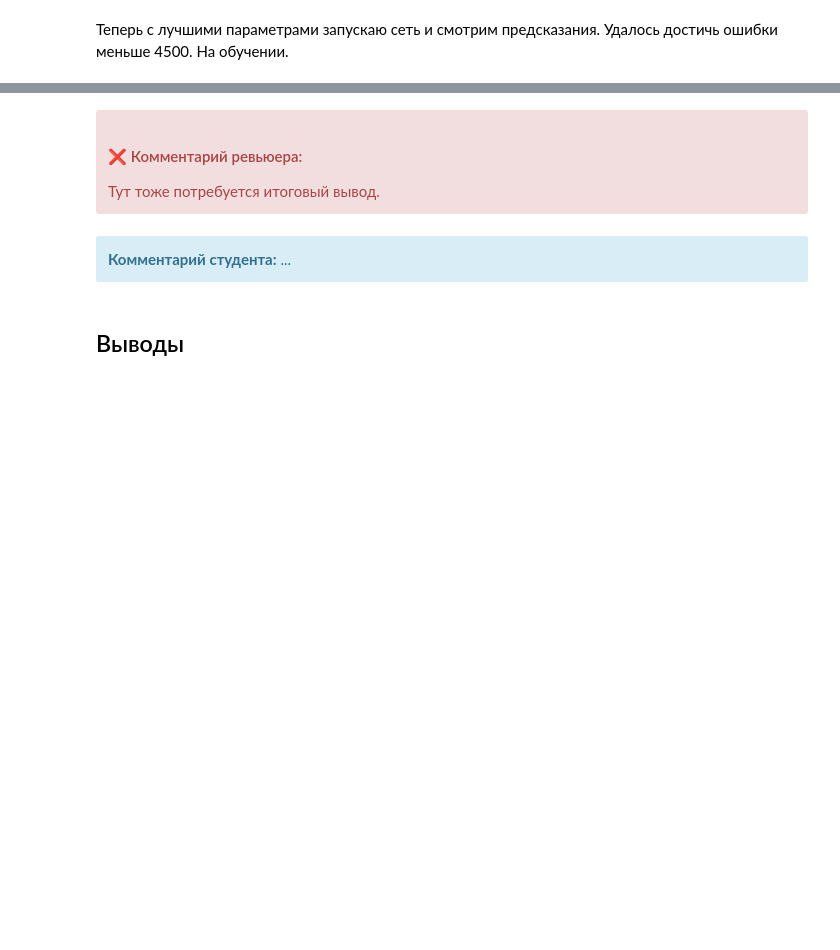
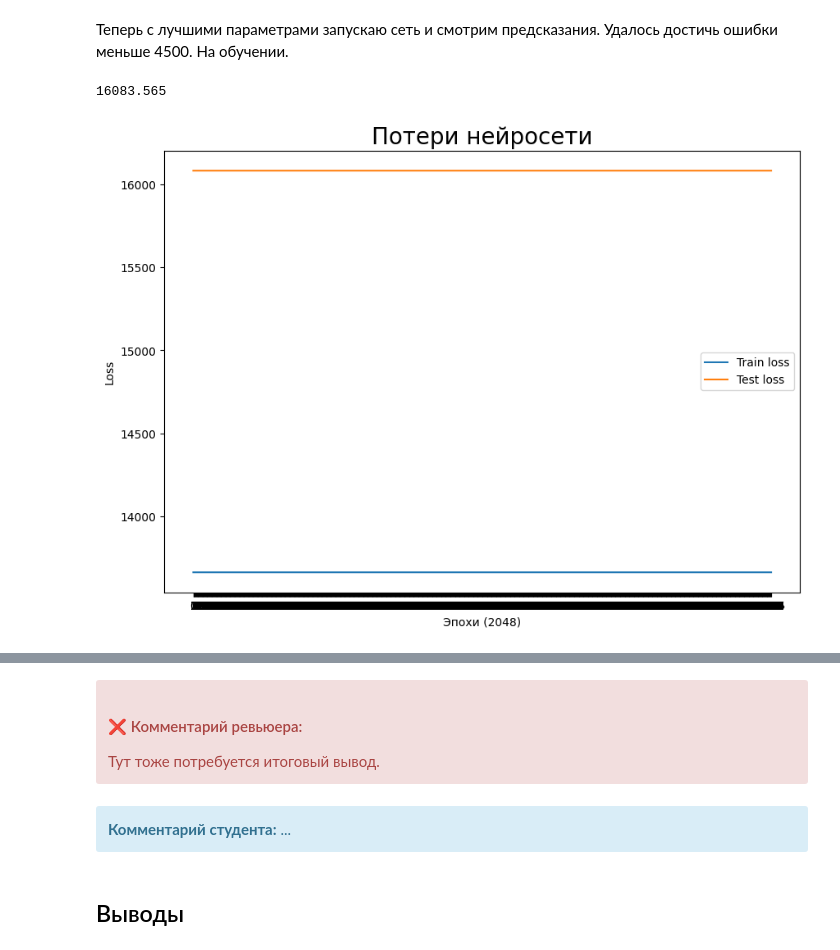
Before and after one commit to maria-smiles/stars, a Jupyter notebook: stars_v4_r1.ipynb, the cells around one changed output, grey strips where cells are left out. Saved outputs shown, nothing was run; the diff lists cells and outputs as text; code cells hidden in the pictures; blank space fills up the shorter version.

```diff
--- a/stars_v4_r1.ipynb
+++ b/stars_v4_r1.ipynb
@@ -822,7 +994,7 @@ class Model11(nn.Module):
         x = self.bn1(x)
         x = self.act1(x)
         x = self.fc2(x)
-        c
+
         return x
 # %%
 class Model22(nn.Module):
@@ -894,7 +1066,7 @@ class Model33(nn.Module):
 p_arr = [0.8, 0.5, 0.1, 0]
 lr_arr = [0.01, 0.02, 0.025, 0.03]
 
-num_epochs_arr = [1000, 1500, 2000, 10000]
+num_epochs_arr = [1536]
 logs = []
 #n_hidden_neurons_1 = 2000
 #n_hidden_neurons_2 = 1000
@@ -996,11 +1176,15 @@ optimizer = optim(optimizer_m, net, lr)
 loss = nn.MSELoss()
 num_batches = ceil(len(X_train)/batch_size)
 
+err_train_log = []
+err_test_log = []
+
 for epoch in range(num_epochs):
-
     order = np.random.permutation(len(X_train))
 
     optimizer.zero_grad()
+
+    err_log = []
 
     for batch_idx in range(num_batches):
         start_index = batch_idx * batch_size
@@ -1014,16 +1198,37 @@ for epoch in range(num_epochs):
         loss_value = loss(preds, y_batch)
         loss_value.backward()
 
+        err_log.append(torch.sqrt(loss_value).detach().cpu().numpy())
+
         if ((batch_idx + 1) % accumulation_iteration == 0) or (batch_idx + 1 == num_batches):
-
             optimizer.step()
             optimizer.zero_grad()
 
-    if epoch == num_epochs - 1:
-        net.eval()
-        test_preds = net.forward(X_test).flatten()
-        RMSE = torch.sqrt(loss(test_preds, y_test))
+    net.eval()
+    err_train_log.append(np.mean(err_log))
+    test_preds = net.forward(X_test).flatten()
+    RMSE = torch.sqrt(loss(test_preds, y_test))
+    err_test_log.append(RMSE.detach().cpu().numpy())
+
 print(RMSE.detach().cpu().numpy())
+# %% [output]
+16083.565
+# %%
+x = np.arange(len(err_train_log))
+
+fig, ax = plt.subplots()
+fig.set_figwidth(10)
+fig.set_figheight(7)
+ax.set_xticks(x)
+train = ax.plot(x, err_train_log, label = 'Train loss')
+test = ax.plot(x, err_test_log, label = 'Test loss')
+ax.legend()
+ax.set_title('Потери нейросети', fontsize=20)
+ax.set_xlabel('Эпохи (2048)')
+ax.set_ylabel('Loss')
+plt.show()
+# %% [output]
+[figure, added]
 # %%
 y1 = torch.FloatTensor(test_preds.cpu()).detach().numpy().reshape([-1])
 y2 = y_test.detach().cpu().numpy().reshape([-1])
```
Also changed, not shown: parts of 36 cells of this notebook.
